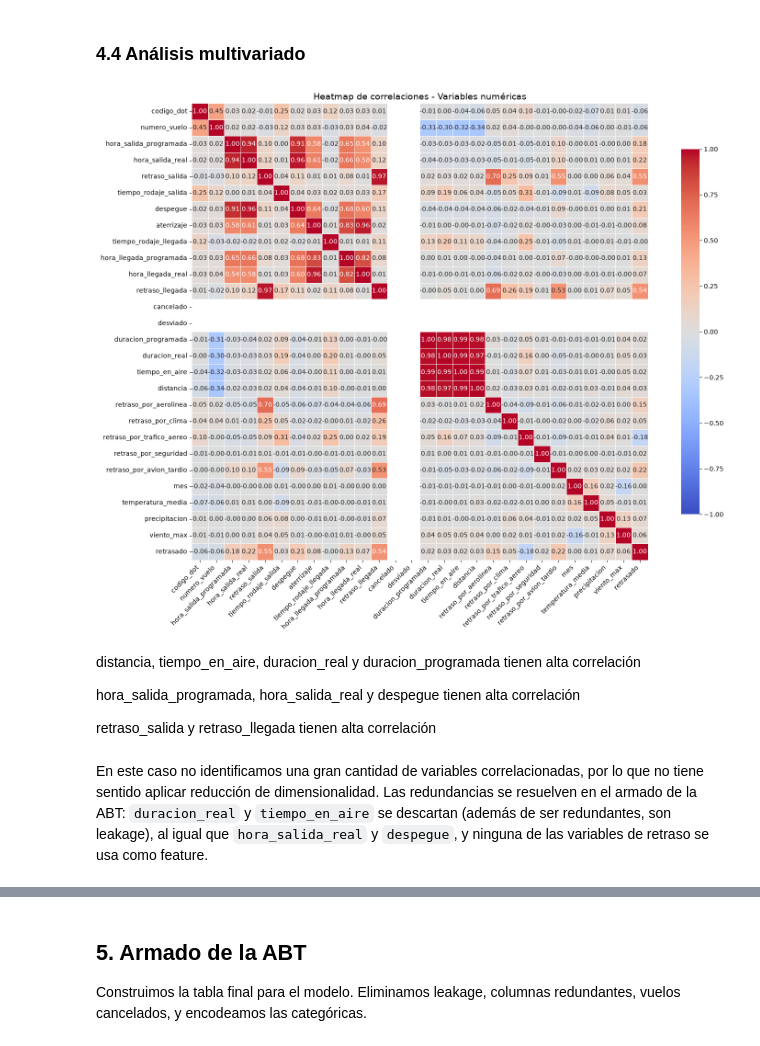
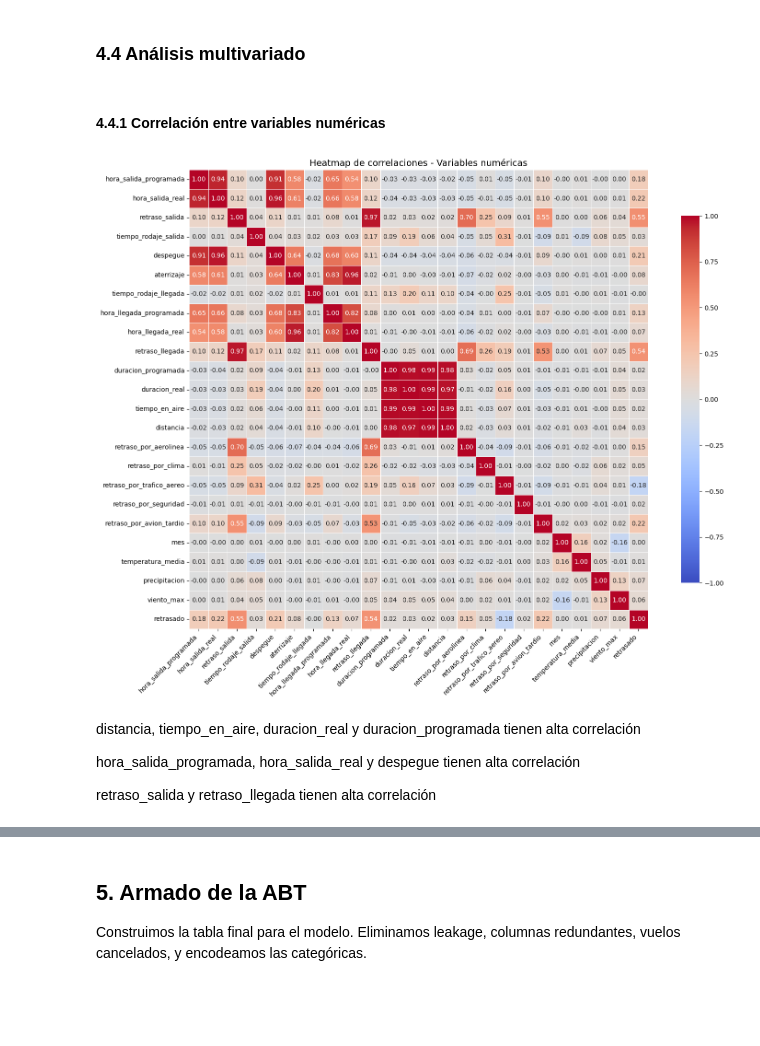
Before and after one commit to Guadacarro/TP_IA, a Jupyter notebook: tp.ipynb, the cells around one changed output, grey strips where cells are left out. Drawn from its saved outputs; the diff is of its cells as text; code cells hidden in the pictures; blank space fills up the shorter version.

```diff
--- a/tp.ipynb
+++ b/tp.ipynb
@@ -1477,28 +1477,34 @@ WOE de tramo_lluvia:
 - La decisión final se toma en el modelado, con técnicas de selección calculadas solo sobre train.
 # %% [markdown]
 ### 4.4 Análisis multivariado
+# %% [markdown]
+#### 4.4.1 Correlación entre variables numéricas
 # %%
 # Heatmap de correlaciones de las variables numéricas
+# Se excluyen las constantes (cancelado y desviado valen 0 después del filtro) y los identificadores
+cols_heatmap = [c for c in numerical_columns
+                if c not in ['cancelado', 'desviado', 'codigo_dot', 'numero_vuelo']]
+
 plt.figure(figsize=(16, 12))
 
-corr = df_2022[numerical_columns].corr()
+corr = df_2022[cols_heatmap].corr()
 
 sns.heatmap(
     corr,
-    annot=True,          # muestra el valor de correlación en cada celda
-    fmt='.2f',           # 2 decimales
-    cmap='coolwarm',     # azul (correlación negativa) a rojo (positiva)
-    center=0,            # el blanco queda en correlación 0
+    annot=True,
+    fmt='.2f',
+    cmap='coolwarm',
+    center=0,
     vmin=-1, vmax=1,
     square=True,
     linewidths=0.5,
     cbar_kws={'shrink': 0.8}
 )
 
 plt.title('Heatmap de correlaciones - Variables numéricas', fontsize=14)
 plt.xticks(rotation=45, ha='right')
 plt.yticks(rotation=0)
 plt.tight_layout()
 plt.show()
 # %% [output]
-[figure, old version]
+[figure, new version]
@@ -1524,5 +1514,3 @@ distancia, tiempo_en_aire, duracion_real y duracion_programada tienen alta corre
 hora_salida_programada, hora_salida_real y despegue tienen alta correlación
 
 retraso_salida y retraso_llegada tienen alta correlación
-# %% [markdown]
-En este caso no identificamos una gran cantidad de variables correlacionadas, por lo que no tiene sentido aplicar reducción de dimensionalidad. Las redundancias se resuelven en el armado de la ABT: `duracion_real` y `tiempo_en_aire` se descartan (además de ser redundantes, son leakage), al igual que `hora_salida_real` y `despegue`, y ninguna de las variables de retraso se usa como feature.
```
Also changed, not shown: parts of 23 cells of this notebook.
